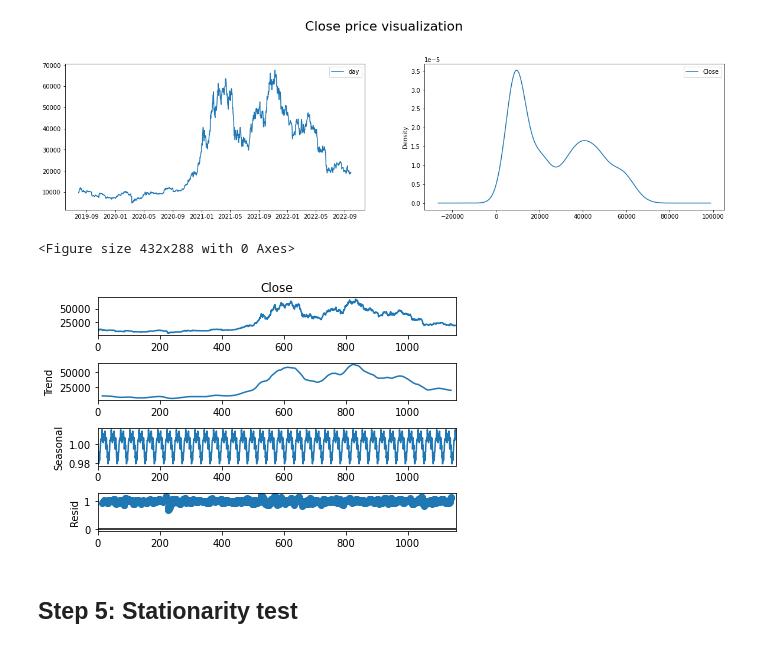
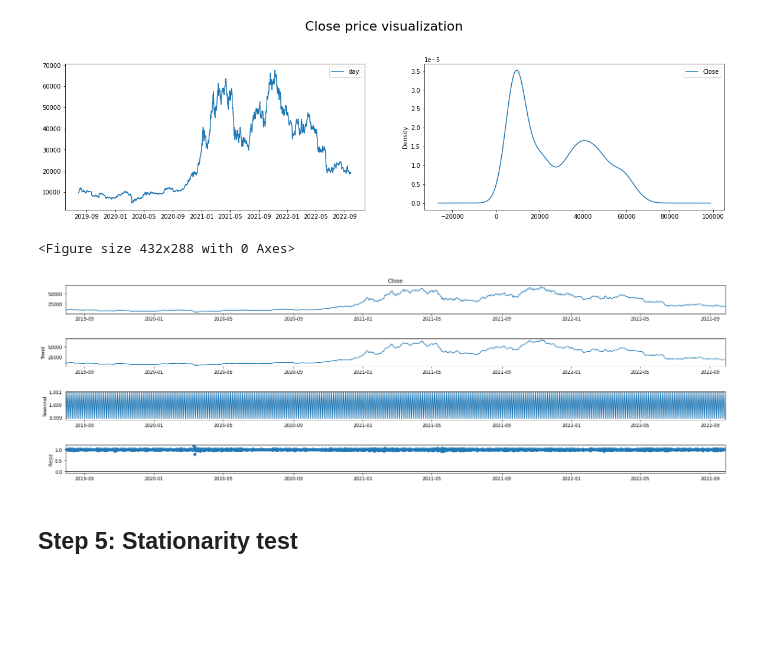
Before and after one commit to huy2212/bitcoin_price_prediction, a Jupyter notebook: data_preprocessing.ipynb, the cells around one changed output. Saved outputs shown, nothing was run; the diff lists cells and outputs as text; code cells hidden in the pictures; blank space fills up the shorter version.

```diff
--- a/data_preprocessing.ipynb
+++ b/data_preprocessing.ipynb
@@ -114,7 +115,7 @@ df['Date'] = df['Date'].astype('datetime64')
 # %%
 # We see that there many redundant dates so we need to delele them, just keep the final price of the day.
 df = df.drop_duplicates('Date',keep='last')
-df = df.reset_index(drop = True)
+df.set_index('Date', inplace= True)
 # %% [markdown]
 ## Step 3: Handle Missings
 # %%
@@ -151,14 +151,14 @@ plt.legend();
 [figure]
 # %%
 from statsmodels.tsa.seasonal import seasonal_decompose
-result = seasonal_decompose(df['Close'], model='multiplicative', period = 30)
+result = seasonal_decompose(df['Close'], model='multiplicative', period = 3)
 # %%
 fig = plt.figure()
 fig = result.plot()
-fig.size
+fig.set_size_inches(25, 7)
 # %% [output]
 <Figure size 432x288 with 0 Axes>
-[figure, old version]
+[figure, new version]
 # %% [markdown]
 ## Step 5: Stationarity test
 # %%
```
Also changed, not shown: parts of 17 cells of this notebook.
